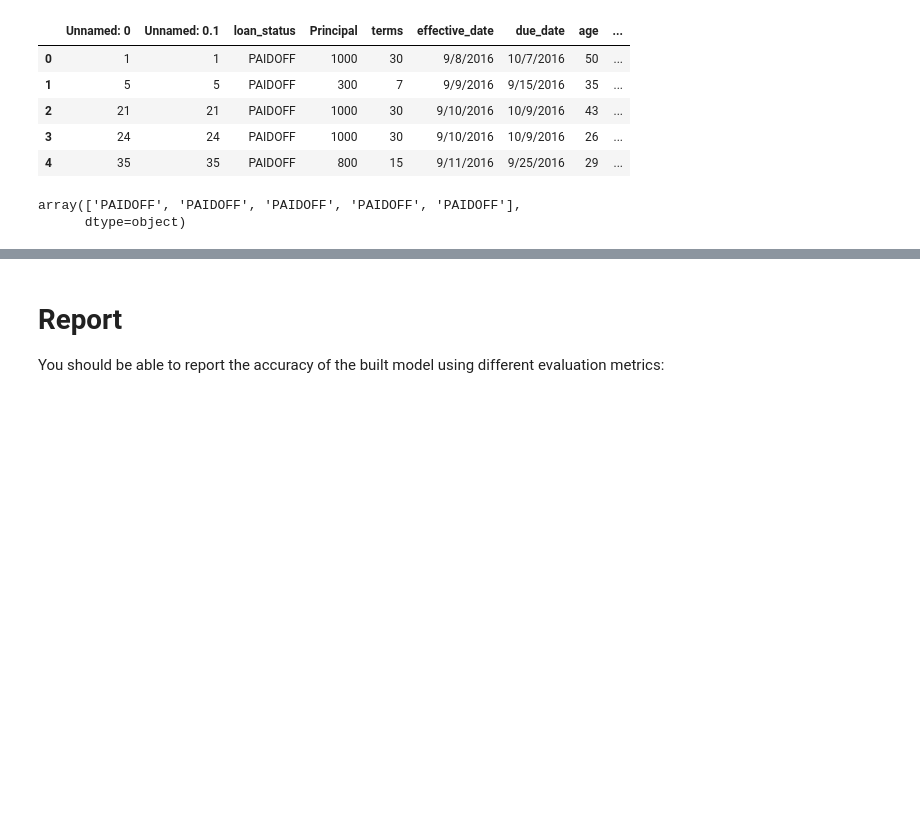
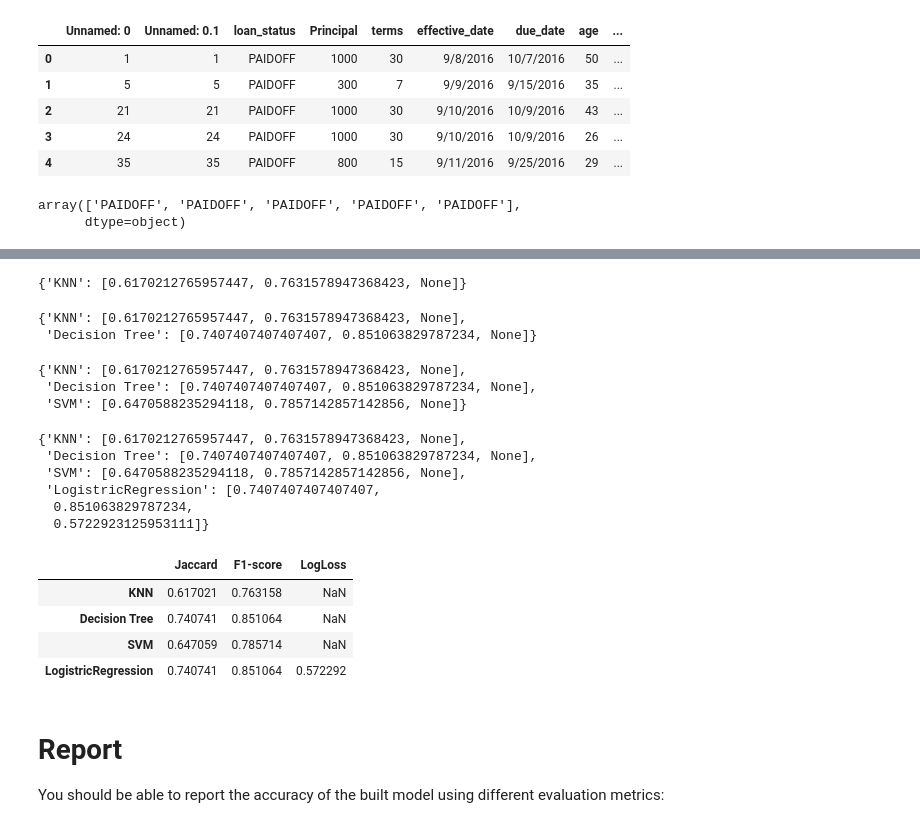
Before and after one commit to BatmanDao/coursera-ml-ibm, a Jupyter notebook: Final Assignment.ipynb, the cells around one changed output, grey strips where cells are left out. Cells and saved outputs as stored; diff of their text form; code cells hidden in the pictures; blank space fills up the shorter version.

```diff
--- a/Final Assignment.ipynb
+++ b/Final Assignment.ipynb
@@ -517,3 +449,60 @@ df
+# %%
+knn_pred = knn.predict(test_X)
+
+jaccard_knn = jaccard_score(test_y, knn_pred,average=None)[1]
+f1_knn = f1_score(test_y, knn_pred, pos_label='PAIDOFF')
+
+scores['KNN']= [jaccard_knn, f1_knn, None]
+scores
+# %% [output]
+{'KNN': [0.6170212765957447, 0.7631578947368423, None]}
+# %%
+dt_pred = dt.predict(test_X)
+
+jaccard_dt = jaccard_score(test_y, dt_pred,average=None)[1]
+f1_dt = f1_score(test_y, dt_pred, pos_label='PAIDOFF')
+scores['Decision Tree'] = [jaccard_dt, f1_dt, None]
+scores
+# %% [output]
+{'KNN': [0.6170212765957447, 0.7631578947368423, None],
+ 'Decision Tree': [0.7407407407407407, 0.851063829787234, None]}
+# %%
+svm_pred = clf_svc.predict(test_X)
+
+jaccard_svm = jaccard_score(test_y, svm_pred,average=None)[1]
+f1_svm = f1_score(test_y, svm_pred, pos_label='PAIDOFF')
+scores['SVM'] = [jaccard_svm, f1_svm, None]
+scores
+# %% [output]
+{'KNN': [0.6170212765957447, 0.7631578947368423, None],
+ 'Decision Tree': [0.7407407407407407, 0.851063829787234, None],
+ 'SVM': [0.6470588235294118, 0.7857142857142856, None]}
+# %%
+lr_pred = lr.predict(test_X)
+proba = lr.predict_proba(test_X)
+
+jaccard_lr = jaccard_score(test_y, lr_pred,average=None)[1]
+f1_lr = f1_score(test_y, lr_pred, pos_label='PAIDOFF')
+logloss_lr = log_loss(test_y, proba)
+
+scores['LogistricRegression'] = [jaccard_lr, f1_lr, logloss_lr]
+scores
+# %% [output]
+{'KNN': [0.6170212765957447, 0.7631578947368423, None],
+ 'Decision Tree': [0.7407407407407407, 0.851063829787234, None],
+ 'SVM': [0.6470588235294118, 0.7857142857142856, None],
+ 'LogistricRegression': [0.7407407407407407,
+  0.851063829787234,
+  0.5722923125953111]}
+# %%
+report = pd.DataFrame(scores.values(), index=scores.keys(), columns=['Jaccard', 'F1-score', 'LogLoss'])
+report
+# %% [output]
+|  | Jaccard | F1-score | LogLoss |
+| KNN | 0.617021 | 0.763158 | NaN |
+| Decision Tree | 0.740741 | 0.851064 | NaN |
+| SVM | 0.647059 | 0.785714 | NaN |
+| LogistricRegression | 0.740741 | 0.851064 | 0.572292 |
 # %% [markdown]
 # Report
 
```
Also changed, not shown: parts of 33 cells of this notebook.
